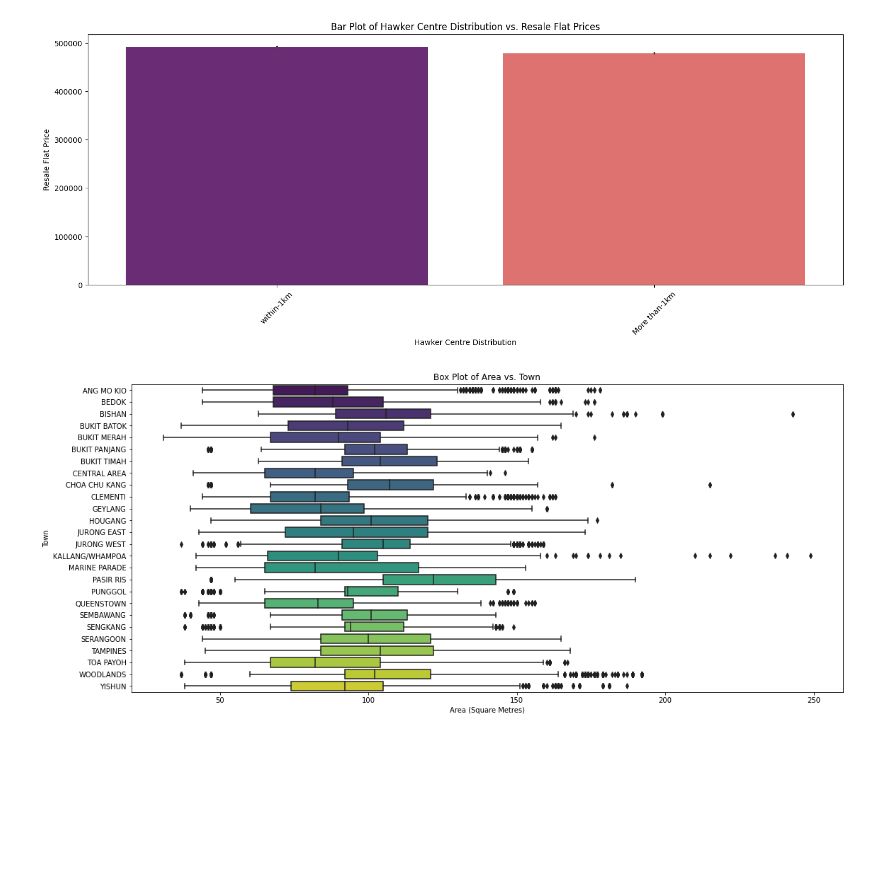
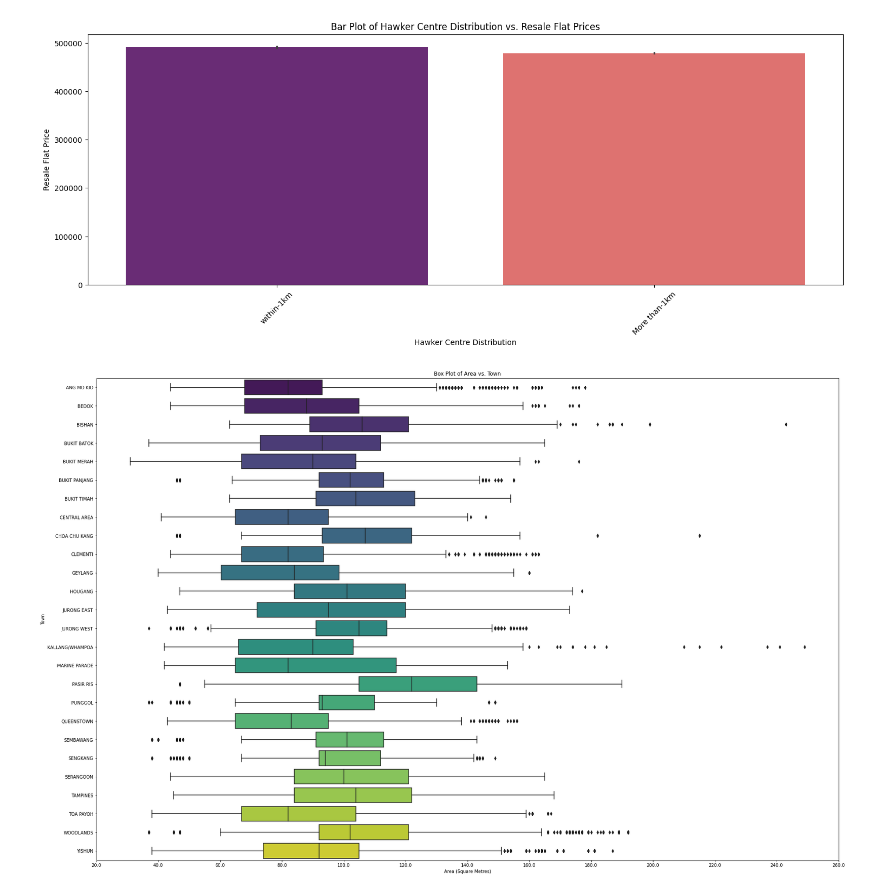
Before and after one commit to DheepthaRajesh/dheeptha_rajesh, a Jupyter notebook: Final-Predict-Public-Housing-Prices.ipynb, the cells around one changed output. Cells and saved outputs as stored; diff of their text form; code cells hidden in the pictures; blank space fills up the shorter version.

```diff
--- a/Final-Predict-Public-Housing-Prices.ipynb
+++ b/Final-Predict-Public-Housing-Prices.ipynb
@@ -437,13 +426,20 @@ plt.show()
 # %%
 # Box Plot to compare floor area ('FloorAreaSqm') and town ('Town') - one categorical and one continuous variable
 # To visualise how the floor areas of properties vary across different towns
-plt.figure(figsize=(18, 8))
+plt.figure(figsize=(30, 20))
+
+# Calculate the range of floor area values to determine tick positions
+min_area = df_final['FloorAreaSqm'].min()
+max_area = df_final['FloorAreaSqm'].max()
+tick_positions = np.arange(20, max_area + 20, 20)
 
 sns.boxplot(x='FloorAreaSqm', y='Town', data=df_final, palette='viridis')
 plt.title('Box Plot of Area vs. Town')
 plt.xlabel('Area (Square Metres)')
 plt.ylabel('Town')
 
+plt.xticks(tick_positions, tick_positions)
+
 plt.show()
 # %% [output]
-[figure, old version]
+[figure, new version]
```
Also changed, not shown: parts of 4 cells of this notebook.
